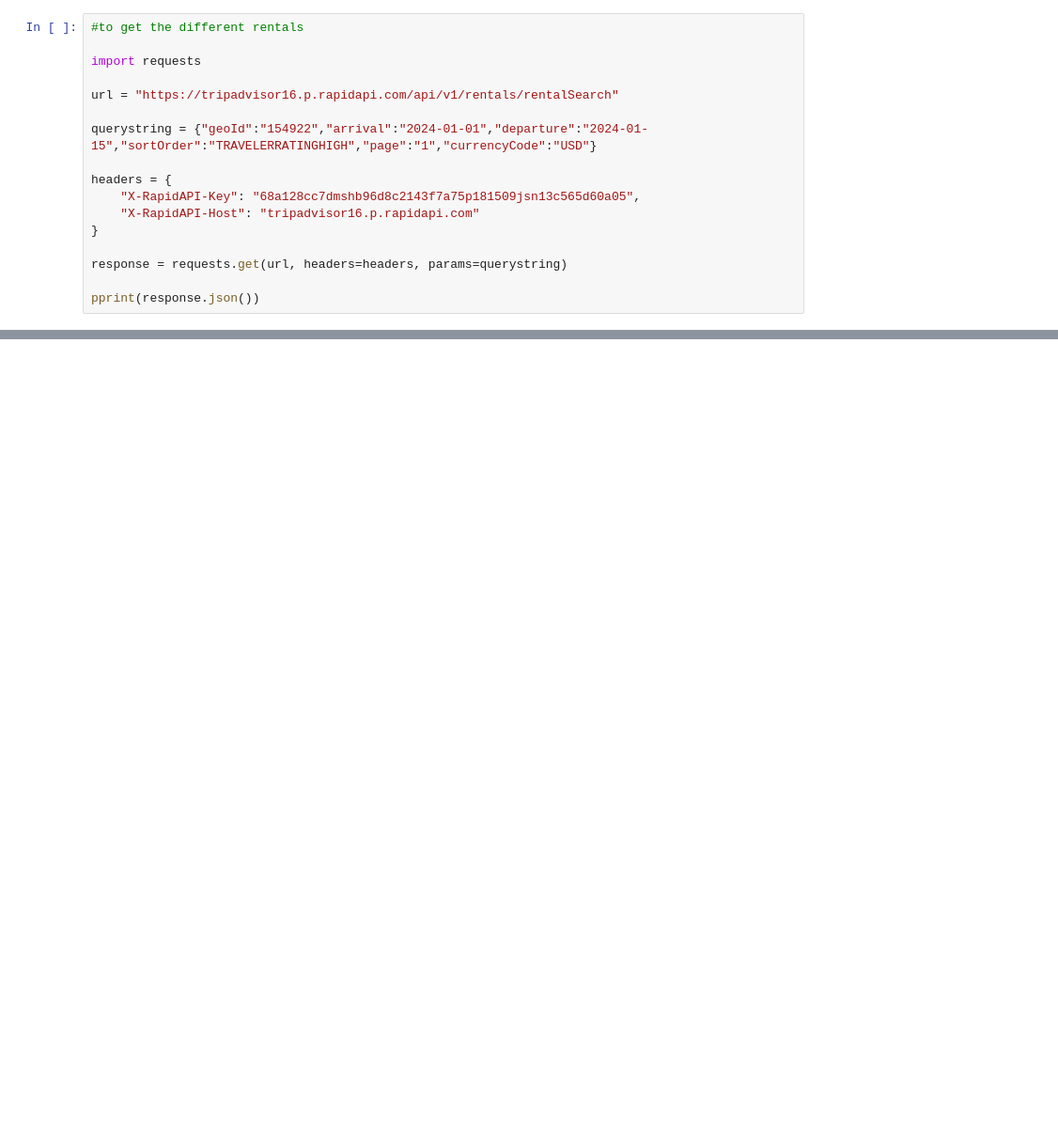
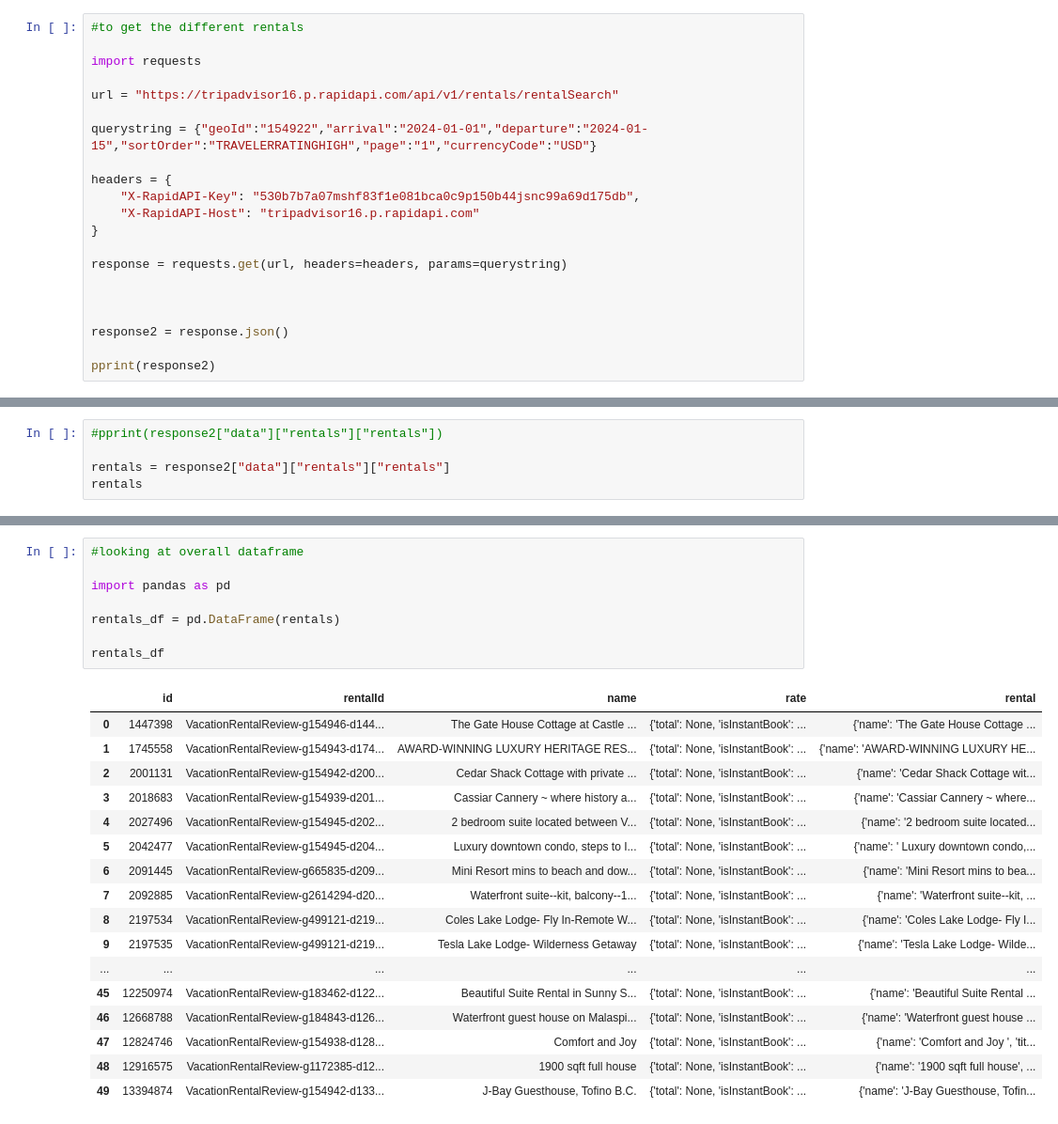
Before and after one commit to flopezco12/Project_Event-Trip, a Jupyter notebook: bc page 1.ipynb, the cells around one changed output, grey strips where cells are left out. Shown at 94% size. Cells and saved outputs as stored; diff of their text form; blank space fills up the shorter version.

```diff
--- a/Data Exploration.ipynb
+++ b/bc page 1.ipynb
@@ -42,11 +42,15 @@ url = "https://tripadvisor16.p.rapidapi.com/api/v1/rentals/rentalSearch"
 querystring = {"geoId":"154922","arrival":"2024-01-01","departure":"2024-01-15","sortOrder":"TRAVELERRATINGHIGH","page":"1","currencyCode":"USD"}
 
 headers = {
-	"X-RapidAPI-Key": "68a128cc7dmshb96d8c2143f7a75p181509jsn13c565d60a05",
+	"X-RapidAPI-Key": "530b7b7a07mshf83f1e081bca0c9p150b44jsnc99a69d175db",
 	"X-RapidAPI-Host": "tripadvisor16.p.rapidapi.com"
 }
 
 response = requests.get(url, headers=headers, params=querystring)
 
-pprint(response.json())
+
+
+response2 = response.json()
+
+pprint(response2)
 # %% [output]
@@ -67,3 +71,8 @@ pprint(response.json())
                                                                            'value': {'localizedText': 'Pet '
                                                                                                       'friendly',
                                                                                      'value': 'NO'}},
+# %%
+#pprint(response2["data"]["rentals"]["rentals"])
+
+rentals = response2["data"]["rentals"]["rentals"]
+rentals
@@ -69,0 +97,26 @@ pprint(response.json())
+# %%
+#looking at overall dataframe
+
+import pandas as pd
+
+rentals_df = pd.DataFrame(rentals)
+
+rentals_df
+# %% [output]
+|  | id | rentalId | name | rate | rental |
+| 0 | 1447398 | VacationRentalReview-g154946-d144... | The Gate House Cottage at Castle ... | {'total': None, 'isInstantBook': ... | {'name': 'The Gate House Cottage ... |
+| 1 | 1745558 | VacationRentalReview-g154943-d174... | AWARD-WINNING LUXURY HERITAGE RES... | {'total': None, 'isInstantBook': ... | {'name': 'AWARD-WINNING LUXURY HE... |
+| 2 | 2001131 | VacationRentalReview-g154942-d200... | Cedar Shack Cottage with private ... | {'total': None, 'isInstantBook': ... | {'name': 'Cedar Shack Cottage wit... |
+| 3 | 2018683 | VacationRentalReview-g154939-d201... | Cassiar Cannery ~ where history a... | {'total': None, 'isInstantBook': ... | {'name': 'Cassiar Cannery ~ where... |
+| 4 | 2027496 | VacationRentalReview-g154945-d202... | 2 bedroom suite located between V... | {'total': None, 'isInstantBook': ... | {'name': '2 bedroom suite located... |
+| 5 | 2042477 | VacationRentalReview-g154945-d204... | Luxury downtown condo, steps to I... | {'total': None, 'isInstantBook': ... | {'name': ' Luxury downtown condo,... |
+| 6 | 2091445 | VacationRentalReview-g665835-d209... | Mini Resort mins to beach and dow... | {'total': None, 'isInstantBook': ... | {'name': 'Mini Resort mins to bea... |
+| 7 | 2092885 | VacationRentalReview-g2614294-d20... | Waterfront suite--kit, balcony--1... | {'total': None, 'isInstantBook': ... | {'name': 'Waterfront suite--kit, ... |
+| 8 | 2197534 | VacationRentalReview-g499121-d219... | Coles Lake Lodge- Fly In-Remote W... | {'total': None, 'isInstantBook': ... | {'name': 'Coles Lake Lodge- Fly I... |
+| 9 | 2197535 | VacationRentalReview-g499121-d219... | Tesla Lake Lodge- Wilderness Getaway | {'total': None, 'isInstantBook': ... | {'name': 'Tesla Lake Lodge- Wilde... |
+| ... | ... | ... | ... | ... | ... |
+| 45 | 12250974 | VacationRentalReview-g183462-d122... | Beautiful Suite Rental in Sunny S... | {'total': None, 'isInstantBook': ... | {'name': 'Beautiful Suite Rental ... |
+| 46 | 12668788 | VacationRentalReview-g184843-d126... | Waterfront guest house on Malaspi... | {'total': None, 'isInstantBook': ... | {'name': 'Waterfront guest house ... |
+| 47 | 12824746 | VacationRentalReview-g154938-d128... | Comfort and Joy | {'total': None, 'isInstantBook': ... | {'name': 'Comfort and Joy ', 'tit... |
+| 48 | 12916575 | VacationRentalReview-g1172385-d12... | 1900 sqft full house | {'total': None, 'isInstantBook': ... | {'name': '1900 sqft full house', ... |
+| 49 | 13394874 | VacationRentalReview-g154942-d133... | J-Bay Guesthouse, Tofino B.C. | {'total': None, 'isInstantBook': ... | {'name': 'J-Bay Guesthouse, Tofin... |
```
Also changed, not shown: parts of 13 cells of this notebook, 4 other files.
